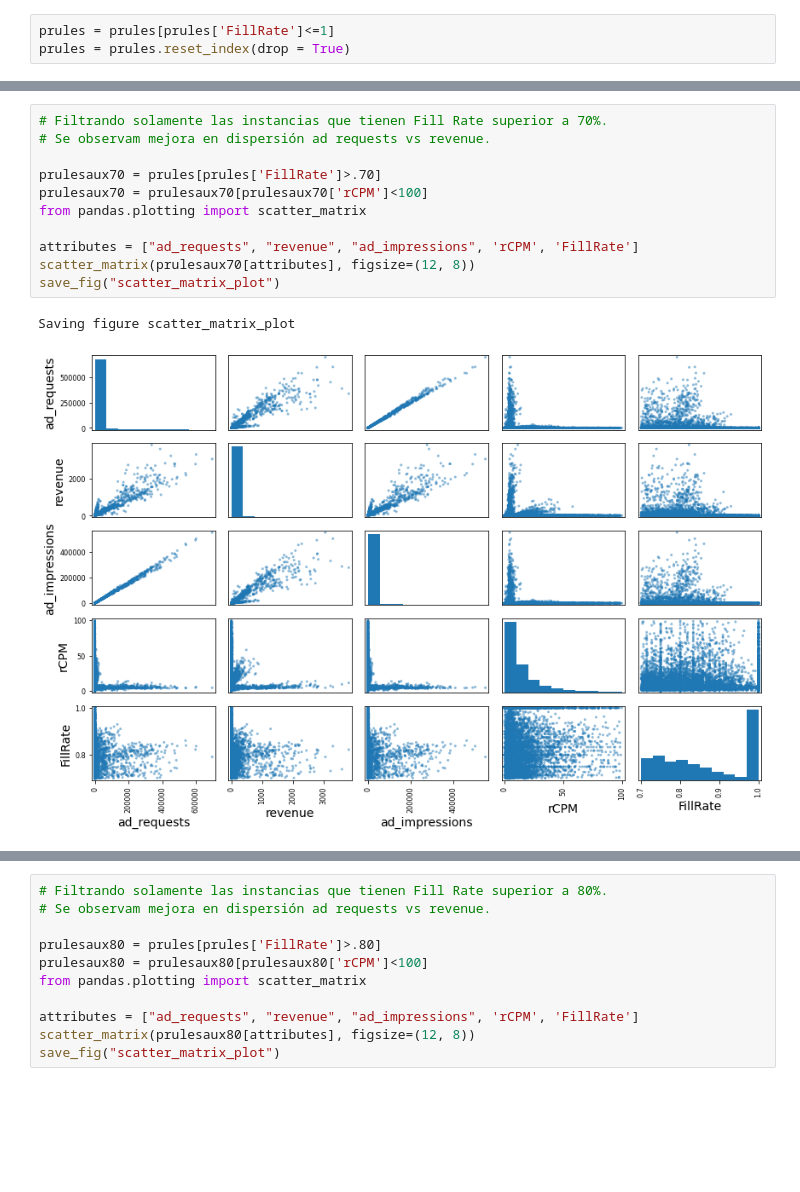
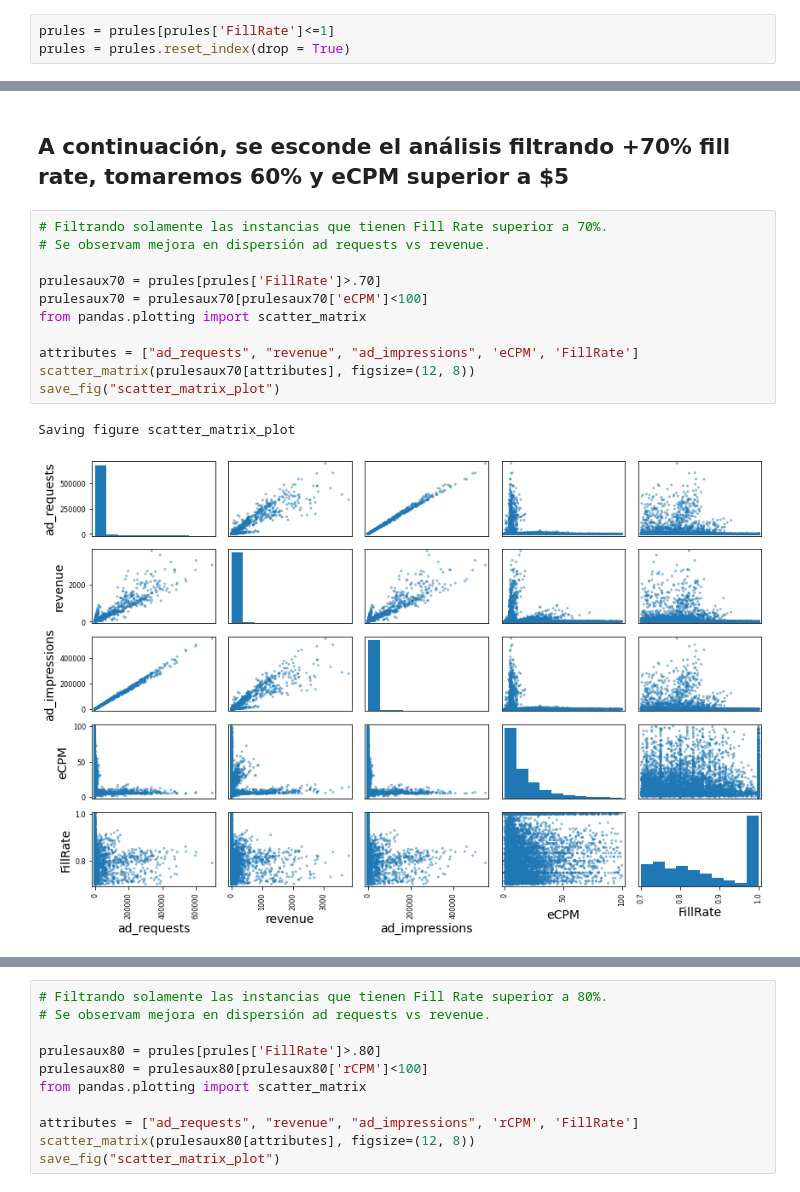
Before and after one commit to aaronjdigital/mlidigital, a Jupyter notebook: Newbase ML Reglas de Precio.ipynb, the cells around one changed output, grey strips where cells are left out. Drawn from its saved outputs; the diff is of its cells as text; blank space fills up the shorter version.

```diff
--- a/Newbase ML Reglas de Precio.ipynb
+++ b/Newbase ML Reglas de Precio.ipynb
@@ -161,17 +241,19 @@ Registros:  16103
+# %% [markdown]
+## A continuación, se esconde el análisis filtrando +70% fill rate, tomaremos 60% y eCPM superior a $5
 # %%
 # Filtrando solamente las instancias que tienen Fill Rate superior a 70%.
 # Se observam mejora en dispersión ad requests vs revenue.
 
 prulesaux70 = prules[prules['FillRate']>.70]
-prulesaux70 = prulesaux70[prulesaux70['rCPM']<100]
+prulesaux70 = prulesaux70[prulesaux70['eCPM']<100]
 from pandas.plotting import scatter_matrix
 
-attributes = ["ad_requests", "revenue", "ad_impressions", 'rCPM', 'FillRate']
+attributes = ["ad_requests", "revenue", "ad_impressions", 'eCPM', 'FillRate']
 scatter_matrix(prulesaux70[attributes], figsize=(12, 8))
 save_fig("scatter_matrix_plot")
 # %% [output]
 Saving figure scatter_matrix_plot
-[figure, old version]
+[figure, new version]
 # %%
 corr_matrix = prulesaux70.corr()
 print(corr_matrix["revenue"].sort_values(ascending=False))
```
Also changed, not shown: parts of 20 cells of this notebook.
